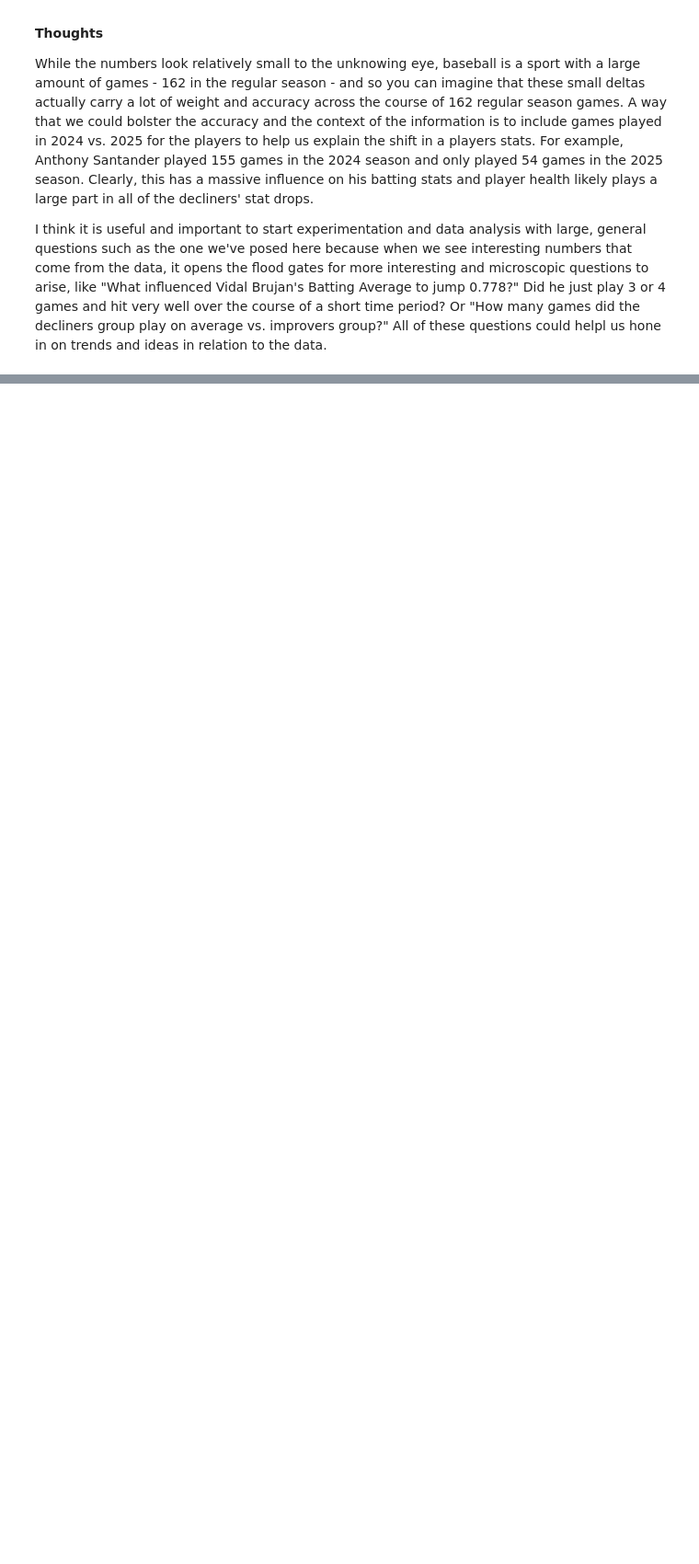
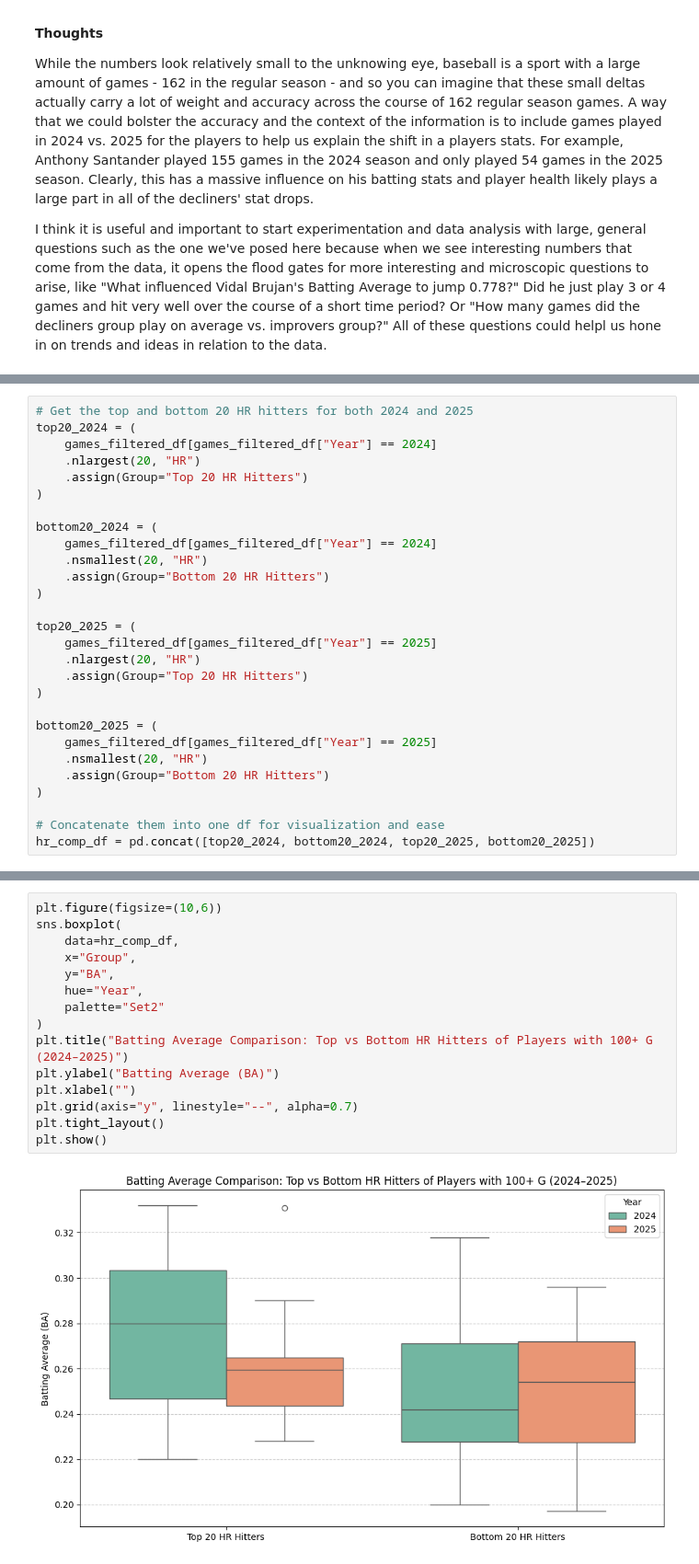
Before and after one commit to AdanH2/baseball-python-project, a Jupyter notebook: main.ipynb, the cells around one changed output, grey strips where cells are left out. Shown: that part at 92% size. Saved outputs shown, nothing was run; the diff lists cells and outputs as text; blank space fills up the shorter version.

Commit message:
Wrapped up question 3 and data visualization for that

```diff
--- a/main.ipynb
+++ b/main.ipynb
@@ -595,0 +608,28 @@ I think it is useful and important to start experimentation and data analysis wi
+# %%
+# Get the top and bottom 20 HR hitters for both 2024 and 2025
+top20_2024 = (
+    games_filtered_df[games_filtered_df["Year"] == 2024]
+    .nlargest(20, "HR")
+    .assign(Group="Top 20 HR Hitters")
+)
+
+bottom20_2024 = (
+    games_filtered_df[games_filtered_df["Year"] == 2024]
+    .nsmallest(20, "HR")
+    .assign(Group="Bottom 20 HR Hitters")
+)
+
+top20_2025 = (
+    games_filtered_df[games_filtered_df["Year"] == 2025]
+    .nlargest(20, "HR")
+    .assign(Group="Top 20 HR Hitters")
+)
+
+bottom20_2025 = (
+    games_filtered_df[games_filtered_df["Year"] == 2025]
+    .nsmallest(20, "HR")
+    .assign(Group="Bottom 20 HR Hitters")
+)
+
+# Concatenate them into one df for visualization and ease
+hr_comp_df = pd.concat([top20_2024, bottom20_2024, top20_2025, bottom20_2025])
@@ -595,0 +638,17 @@ I think it is useful and important to start experimentation and data analysis wi
+# %%
+plt.figure(figsize=(10,6))
+sns.boxplot(
+    data=hr_comp_df,
+    x="Group",
+    y="BA",
+    hue="Year",
+    palette="Set2"
+)
+plt.title("Batting Average Comparison: Top vs Bottom HR Hitters of Players with 100+ G (2024–2025)")
+plt.ylabel("Batting Average (BA)")
+plt.xlabel("")
+plt.grid(axis="y", linestyle="--", alpha=0.7)
+plt.tight_layout()
+plt.show()
+# %% [output]
+[figure, added]
```
Also changed, not shown: parts of 8 cells of this notebook.
